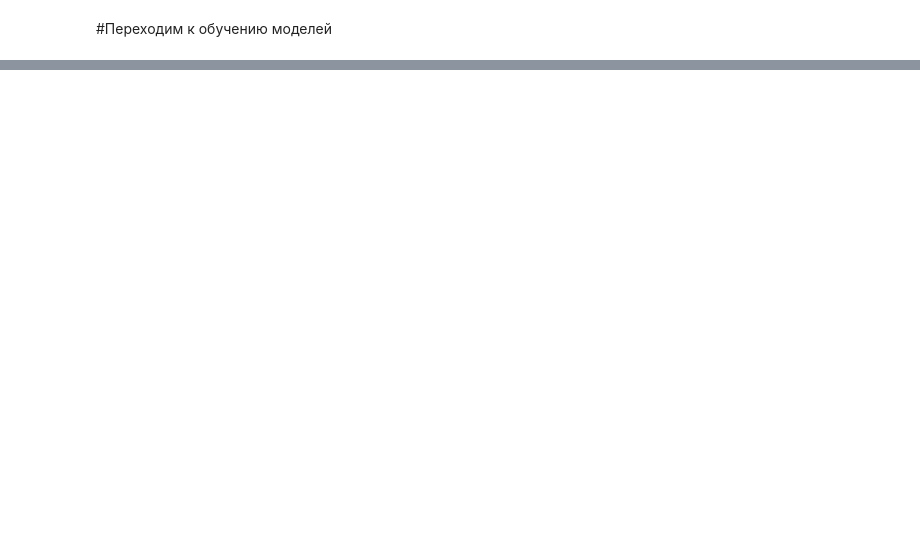
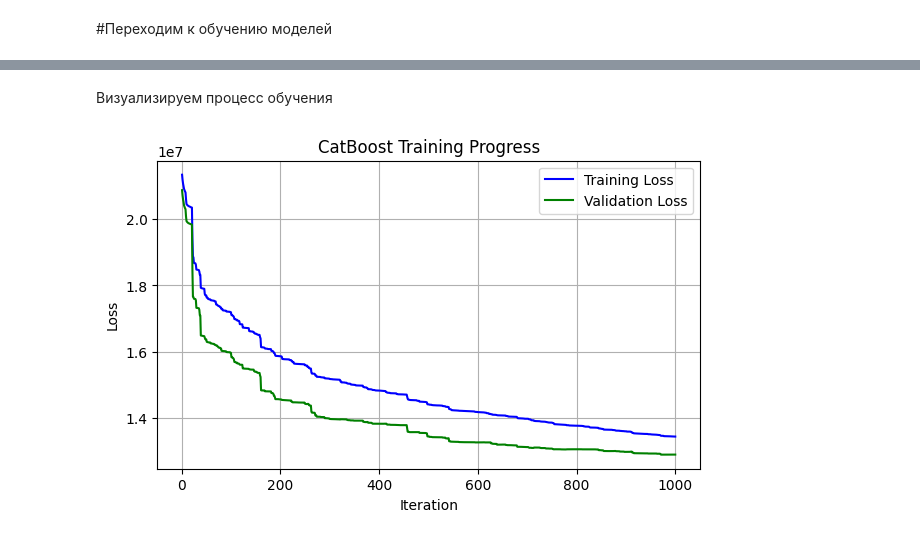
Before and after one commit to Evans-Sense/pet, a Jupyter notebook: HousePrices.ipynb, the cells around one changed output, grey strips where cells are left out. Saved outputs shown, nothing was run; the diff lists cells and outputs as text; code cells hidden in the pictures; blank space fills up the shorter version.

```diff
--- a/HousePrices.ipynb
+++ b/HousePrices.ipynb
@@ -304,0 +320,16 @@ print(mean_absolute_error(y_test, y_test_pred) / np.mean(y_test))
+# %% [markdown]
+Визуализируем процесс обучения
+# %%
+iterations = np.arange(1, len(train_loss) + 1)
+
+plt.figure(figsize=(7, 4))
+plt.plot(iterations, train_loss, label='Training Loss', color='blue')
+plt.plot(iterations, test_loss, label='Validation Loss', color='green')
+plt.xlabel('Iteration')
+plt.ylabel('Loss')
+plt.title('CatBoost Training Progress')
+plt.legend()
+plt.grid()
+plt.show()
+# %% [output]
+[figure, added]
```
Also changed, not shown: parts of 12 cells of this notebook.
